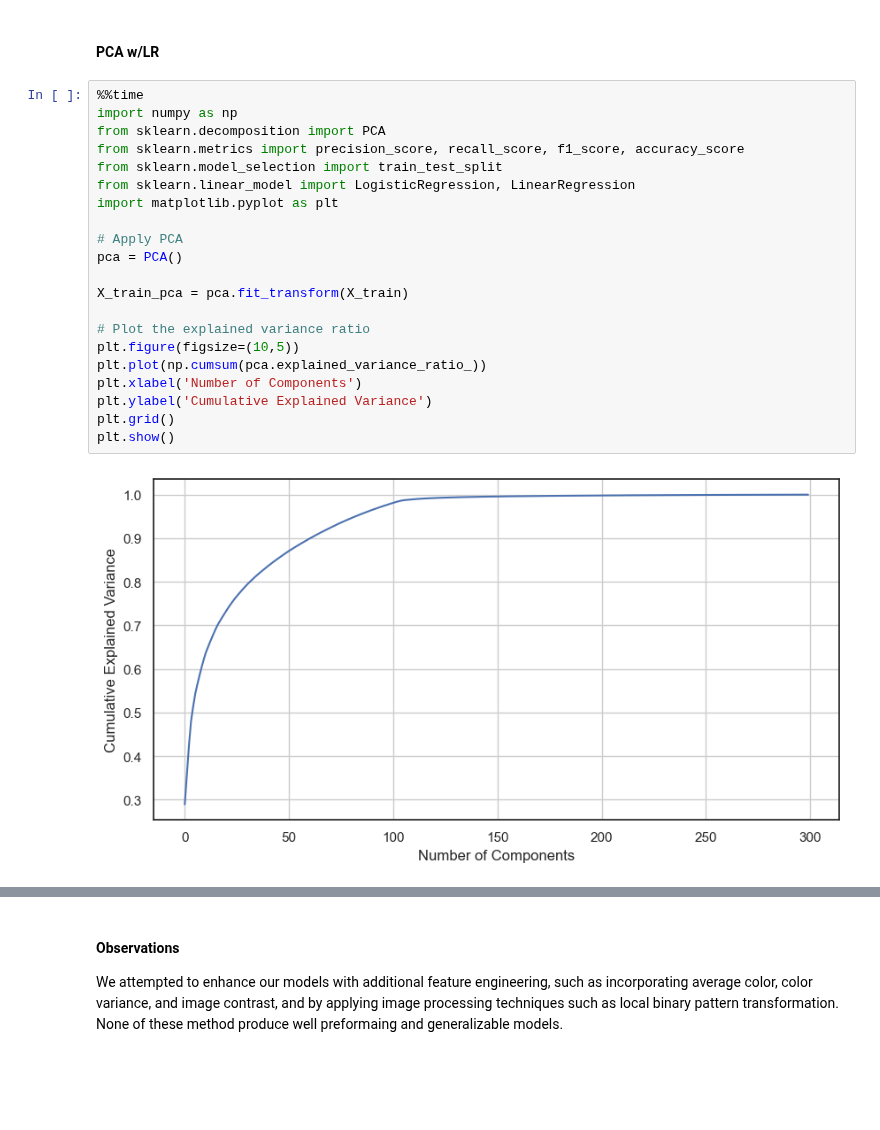
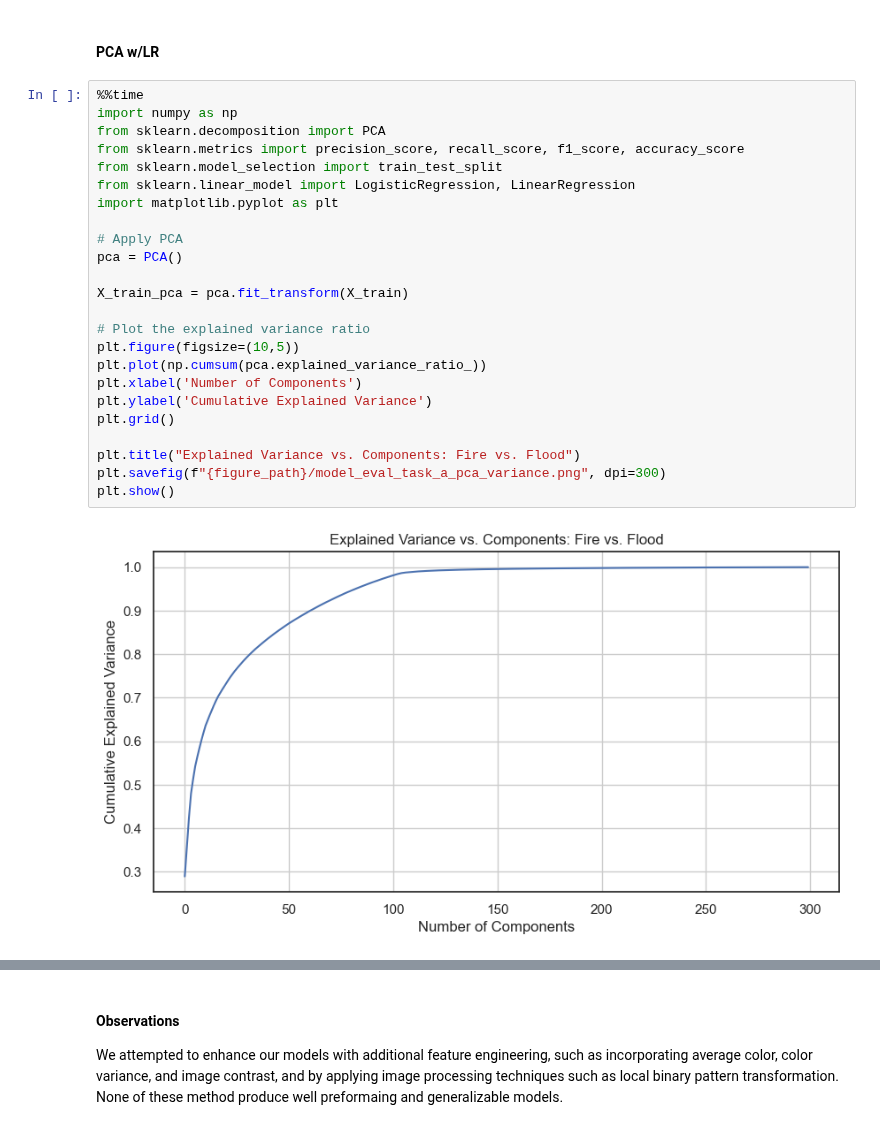
Before and after one commit to fractalclockwork/Data200, a Jupyter notebook: analysis/Final_Report.ipynb, the cells around one changed output, grey strips where cells are left out. Cells and saved outputs as stored; diff of their text form; blank space fills up the shorter version.

Commit message:
added model and figure updates

```diff
--- a/analysis/Final_Report.ipynb
+++ b/analysis/Final_Report.ipynb
@@ -673,23 +673,26 @@ print("Accuracy: ", accuracy_score(Y_val, Y_pred))
 # %%
 %%time
 import numpy as np
 from sklearn.decomposition import PCA
 from sklearn.metrics import precision_score, recall_score, f1_score, accuracy_score
 from sklearn.model_selection import train_test_split
 from sklearn.linear_model import LogisticRegression, LinearRegression
 import matplotlib.pyplot as plt
 
 # Apply PCA
 pca = PCA()
 
 X_train_pca = pca.fit_transform(X_train)
 
 # Plot the explained variance ratio
 plt.figure(figsize=(10,5))
 plt.plot(np.cumsum(pca.explained_variance_ratio_))
 plt.xlabel('Number of Components')
 plt.ylabel('Cumulative Explained Variance')
 plt.grid()
+
+plt.title("Explained Variance vs. Components: Fire vs. Flood")
+plt.savefig(f"{figure_path}/model_eval_task_a_pca_variance.png", dpi=300)
 plt.show()
 # %% [output]
-[figure, old version]
+[figure, new version]
```
Also changed, not shown: parts of 27 cells of this notebook, 4 other files.
